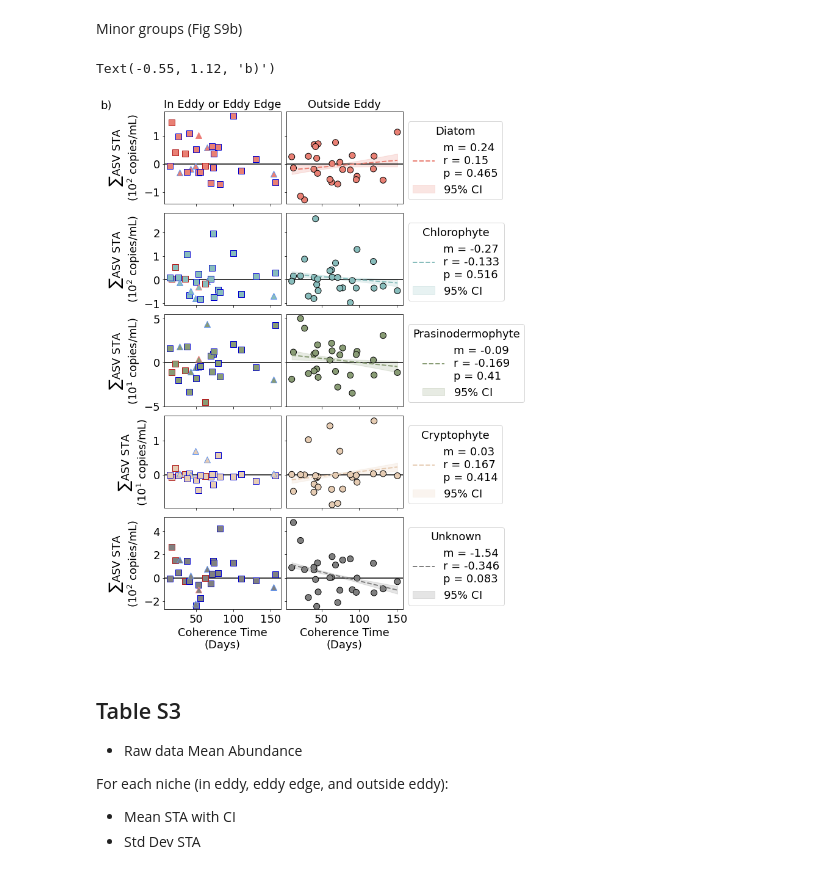
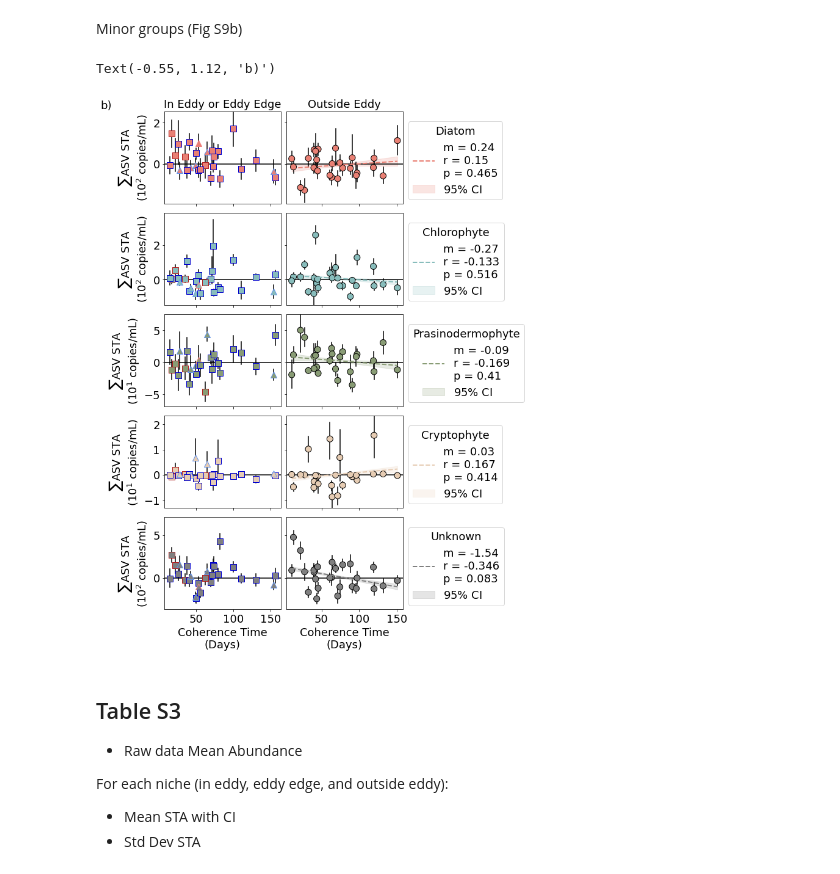
Before and after one commit to lexi-jones/G4_phyto_advection, a Jupyter notebook: phytoplankton_pipeline/dispersal_vs_eco_metrics_v10.ipynb, the cells around one changed output. Drawn from its saved outputs; the diff is of its cells as text; code cells hidden in the pictures.

```diff
--- a/phytoplankton_pipeline/dispersal_vs_eco_metrics_v10.ipynb
+++ b/phytoplankton_pipeline/dispersal_vs_eco_metrics_v10.ipynb
@@ -723,6 +764,18 @@ for col in ['Prymnesiophyte', 'Dinoflagellate', 'Dictyochophyte', 'Chrysophyte',
                              color=euk_color_dict[col][0],alpha=0.2,label='$95\%$ CI')
 
     ########################## SCATTER PLOTS #########################
+
+    # 95% sample confidence intervals
+    eddy_x_vals, eddy_lower_CI, eddy_upper_CI = bootstrap_sample_CI(group_boot_sum,eddy_inds)
+    for i in eddy_x_vals.index:
+        ax[count,0].plot([eddy_x_vals[i],eddy_x_vals[i]],
+                         [eddy_lower_CI[i]/(10**pwr),eddy_upper_CI[i]/(10**pwr)],c='k',zorder=0)
+
+    bg_x_vals, bg_lower_CI, bg_upper_CI = bootstrap_sample_CI(group_boot_sum,bg_inds)
+    for i in bg_x_vals.index:
+        ax[count,1].plot([bg_x_vals[i],bg_x_vals[i]],
+                         [bg_lower_CI[i]/(10**pwr),bg_upper_CI[i]/(10**pwr)],c='k',zorder=0)
+
 
     #### IN EDDY ####
     eddy_y = np.divide(div_merged_df[col][eddy_inds],10**pwr) # dividing by 10^pwr to have smaller numbers in plot
@@ -764,10 +817,18 @@ for col in ['Prymnesiophyte', 'Dinoflagellate', 'Dictyochophyte', 'Chrysophyte',
     ax[count,0].set_ylabel('$\sum$ASV STA\n($10^%s$ copies/mL)'%(pwr))
 
     # Ylims
-    ymin = np.min(list(eddy_y)+list(bg_y))-(np.abs(np.min(list(eddy_y)+list(bg_y)))/10)
-    ymax = np.max(list(eddy_y)+list(bg_y))+(np.max(list(eddy_y)+list(bg_y))/10)
+    ymin = np.min(list(eddy_y)+list(bg_y))-(np.abs(np.min(list(eddy_y)+list(bg_y)))/2)
+    ymax = np.max(list(eddy_y)+list(bg_y))+(np.max(list(eddy_y)+list(bg_y))/2)
+
+#     if count < 3:
+#         ymin,ymax = -3,3.5
+#     else:
+#         ymin,ymax = -6,7
     ax[count,0].set_ylim([ymin,ymax])
     ax[count,1].set_ylim([ymin,ymax])
+
+
+
     ax[count,1].set_yticklabels([])
 
     ax[count,0].axhline(0,c='k',zorder=0)
@@ -786,6 +847,6 @@ ax[4,1].set_xlabel('Coherence Time\n(Days)')
 
 ax[0,0].text(-0.55, 1.12, 'a)',transform=ax[0,0].transAxes,va='top',ha='left')
 
-#plt.savefig(euk_paper_dir + '/figs/supp/prelim/major_euk_group_STA_vs_coh_v4.pdf',dpi=350,bbox_inches='tight',format='pdf')
+#plt.savefig(euk_paper_dir + '/figs/supp/prelim/major_euk_group_STA_vs_coh_v5.pdf',dpi=350,bbox_inches='tight',format='pdf')
 # %% [output]
 Text(-0.55, 1.12, 'a)')
@@ -826,6 +887,17 @@ for col in ['Diatom', 'Chlorophyte','Prasinodermophyte', 'Cryptophyte','Unknown
                              color=euk_color_dict[col][0],alpha=0.2,label='$95\%$ CI')
 
     ########################## SCATTER PLOTS #########################
+
+    # 95% sample confidence intervals
+    eddy_x_vals, eddy_lower_CI, eddy_upper_CI = bootstrap_sample_CI(group_boot_sum,eddy_inds)
+    for i in eddy_x_vals.index:
+        ax[count,0].plot([eddy_x_vals[i],eddy_x_vals[i]],
+                         [eddy_lower_CI[i]/(10**pwr),eddy_upper_CI[i]/(10**pwr)],c='k',zorder=0)
+
+    bg_x_vals, bg_lower_CI, bg_upper_CI = bootstrap_sample_CI(group_boot_sum,bg_inds)
+    for i in bg_x_vals.index:
+        ax[count,1].plot([bg_x_vals[i],bg_x_vals[i]],
+                         [bg_lower_CI[i]/(10**pwr),bg_upper_CI[i]/(10**pwr)],c='k',zorder=0)
 
     #### IN EDDY ####
     eddy_y = np.divide(div_merged_df[col][eddy_inds],10**pwr)
@@ -863,37 +935,37 @@ for col in ['Diatom', 'Chlorophyte','Prasinodermophyte', 'Cryptophyte','Unknown
     else:
         ax[count,1].legend(title=col, bbox_to_anchor=(1,0.95))
 
     ########################## AESTHETICS #########################
 
     ax[count,0].set_ylabel('$\sum$ASV STA\n($10^%s$ copies/mL)'%(pwr))
 
     # Ylims
-    ymin = np.min(list(eddy_y)+list(bg_y))-(np.abs(np.min(list(eddy_y)+list(bg_y)))/10)
-    ymax = np.max(list(eddy_y)+list(bg_y))+(np.max(list(eddy_y)+list(bg_y))/10)
+    ymin = np.min(list(eddy_y)+list(bg_y))-(np.abs(np.min(list(eddy_y)+list(bg_y)))/2)
+    ymax = np.max(list(eddy_y)+list(bg_y))+(np.max(list(eddy_y)+list(bg_y))/2)
     ax[count,0].set_ylim([ymin,ymax])
     ax[count,1].set_ylim([ymin,ymax])
     ax[count,1].set_yticklabels([])
 
     ax[count,0].axhline(0,c='k',zorder=0)
     ax[count,1].axhline(0,c='k',zorder=0)
 
     if count != 4:
         ax[count,0].set_xticklabels([])
         ax[count,1].set_xticklabels([])
 
     count += 1
 
 ax[0,0].set_title('In Eddy or Eddy Edge')
 ax[0,1].set_title('Outside Eddy')
 ax[4,0].set_xlabel('Coherence Time\n(Days)')
 ax[4,1].set_xlabel('Coherence Time\n(Days)')
 
 ax[0,0].text(-0.55, 1.12, 'b)',transform=ax[0,0].transAxes,va='top',ha='left')
 
-#plt.savefig(euk_paper_dir + '/figs/supp/prelim/minor_euk_group_STA_vs_coh_v4.pdf',dpi=350,bbox_inches='tight',format='pdf')
+#plt.savefig(euk_paper_dir + '/figs/supp/prelim/minor_euk_group_STA_vs_coh_v5.pdf',dpi=350,bbox_inches='tight',format='pdf')
 # %% [output]
 Text(-0.55, 1.12, 'b)')
-[figure, old version]
+[figure, new version]
 # %% [markdown]
 ## Table S3
 
```
Also changed, not shown: parts of 8 cells of this notebook, 2 other files.
